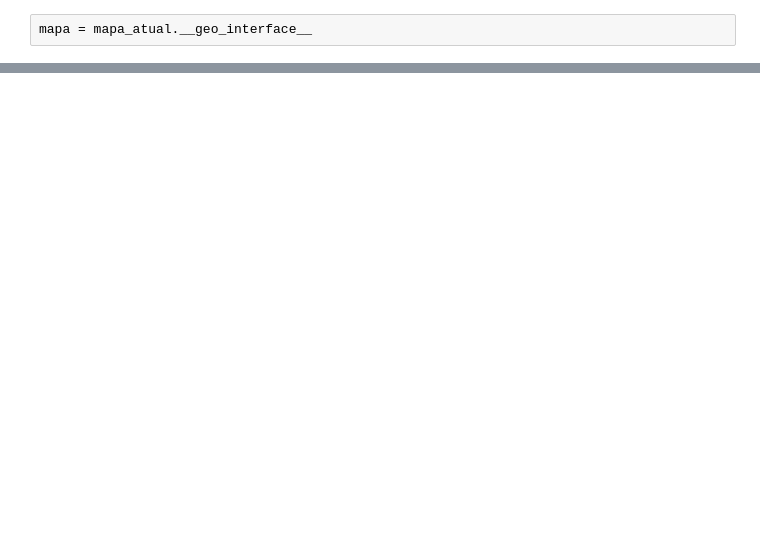
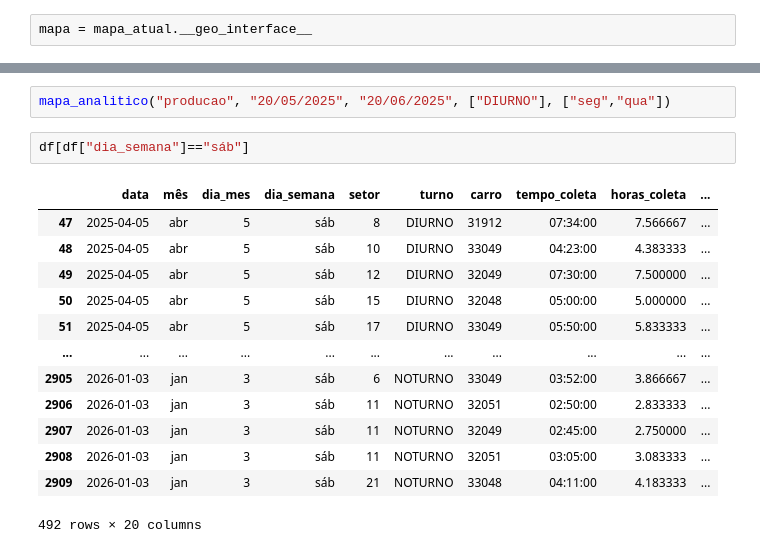
Before and after one commit to Schummy07/Analise-Descritiva, a Jupyter notebook: esboco_sistema_monitoramento/funcs.ipynb, the cells around one changed output, grey strips where cells are left out. Drawn from its saved outputs; the diff is of its cells as text; blank space fills up the shorter version.

```diff
--- a/esboco_sistema_monitoramento/funcs.ipynb
+++ b/esboco_sistema_monitoramento/funcs.ipynb
@@ -104,0 +158,18 @@ fig.show()
+# %%
+mapa_analitico("producao", "20/05/2025", "20/06/2025", ["DIURNO"], ["seg","qua"])
+# %%
+df[df["dia_semana"]=="sáb"]
+# %% [output]
+|  | data | mês | dia_mes | dia_semana | setor | turno | carro | tempo_coleta | horas_coleta | ... |
+| 47 | 2025-04-05 | abr | 5 | sáb | 8 | DIURNO | 31912 | 07:34:00 | 7.566667 | ... |
+| 48 | 2025-04-05 | abr | 5 | sáb | 10 | DIURNO | 33049 | 04:23:00 | 4.383333 | ... |
+| 49 | 2025-04-05 | abr | 5 | sáb | 12 | DIURNO | 32049 | 07:30:00 | 7.500000 | ... |
+| 50 | 2025-04-05 | abr | 5 | sáb | 15 | DIURNO | 32048 | 05:00:00 | 5.000000 | ... |
+| 51 | 2025-04-05 | abr | 5 | sáb | 17 | DIURNO | 33049 | 05:50:00 | 5.833333 | ... |
+| ... | ... | ... | ... | ... | ... | ... | ... | ... | ... | ... |
+| 2905 | 2026-01-03 | jan | 3 | sáb | 6 | NOTURNO | 33049 | 03:52:00 | 3.866667 | ... |
+| 2906 | 2026-01-03 | jan | 3 | sáb | 11 | NOTURNO | 32051 | 02:50:00 | 2.833333 | ... |
+| 2907 | 2026-01-03 | jan | 3 | sáb | 11 | NOTURNO | 32049 | 02:45:00 | 2.750000 | ... |
+| 2908 | 2026-01-03 | jan | 3 | sáb | 11 | NOTURNO | 32051 | 03:05:00 | 3.083333 | ... |
+| 2909 | 2026-01-03 | jan | 3 | sáb | 21 | NOTURNO | 33048 | 04:11:00 | 4.183333 | ... |
+492 rows × 20 columns
```
Also changed, not shown: parts of 5 cells of this notebook.
